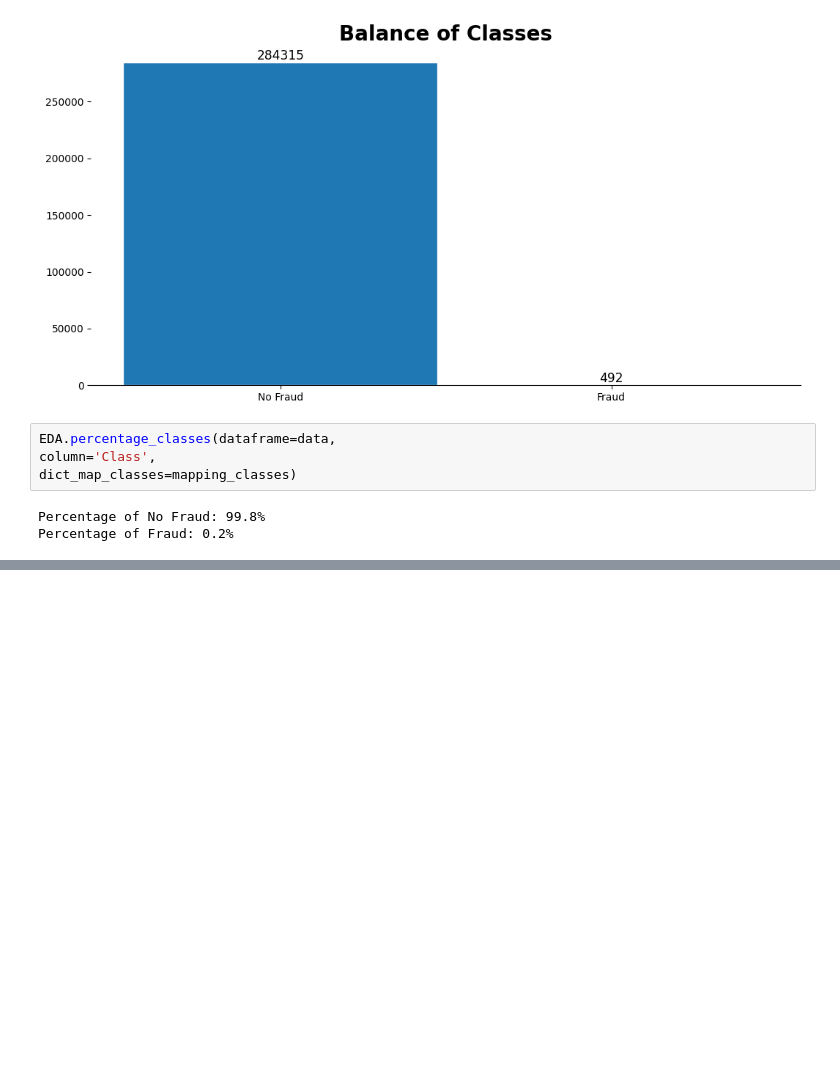
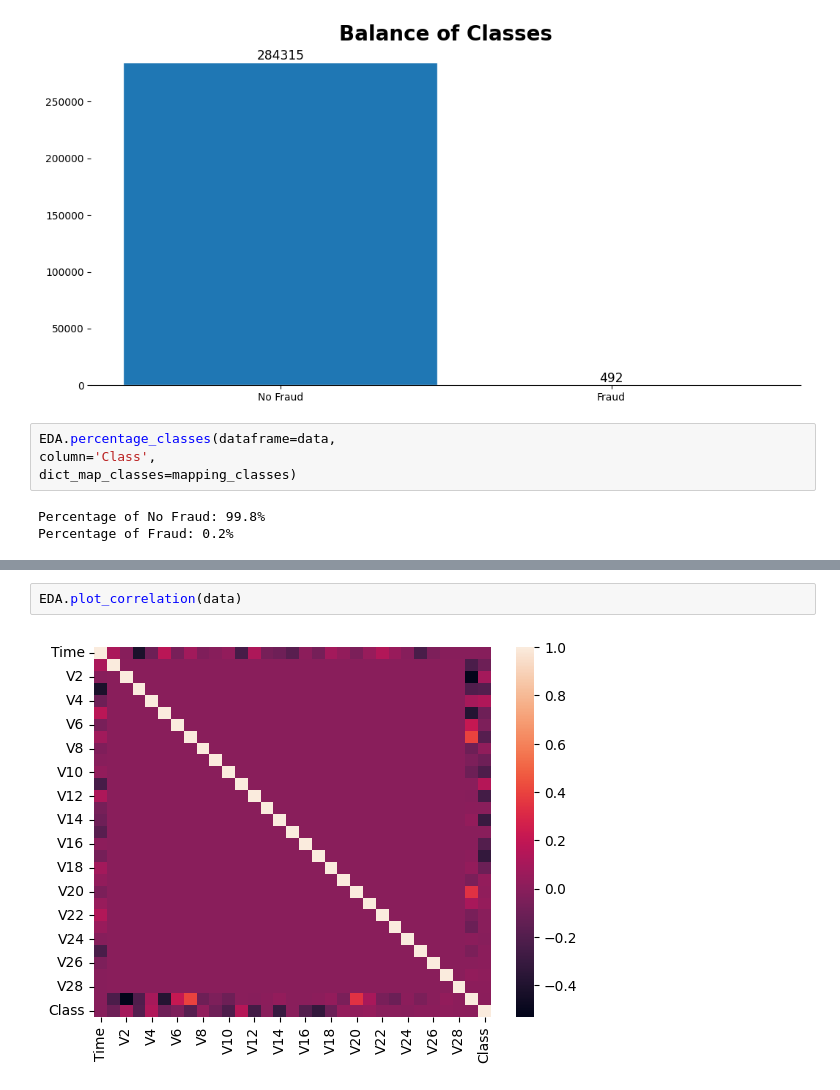
Before and after one commit to NophaieViscente/credit_card_fraud_detection, a Jupyter notebook: app/EDA.ipynb, the cells around one changed output, grey strips where cells are left out. Drawn from its saved outputs; the diff is of its cells as text; blank space fills up the shorter version.

```diff
--- a/app/EDA.ipynb
+++ b/app/EDA.ipynb
@@ -68,0 +93,4 @@ Percentage of Fraud: 0.2%
+# %%
+EDA.plot_correlation(data)
+# %% [output]
+[figure, added]
```
Also changed, not shown: parts of 2 cells of this notebook, 2 other files.
